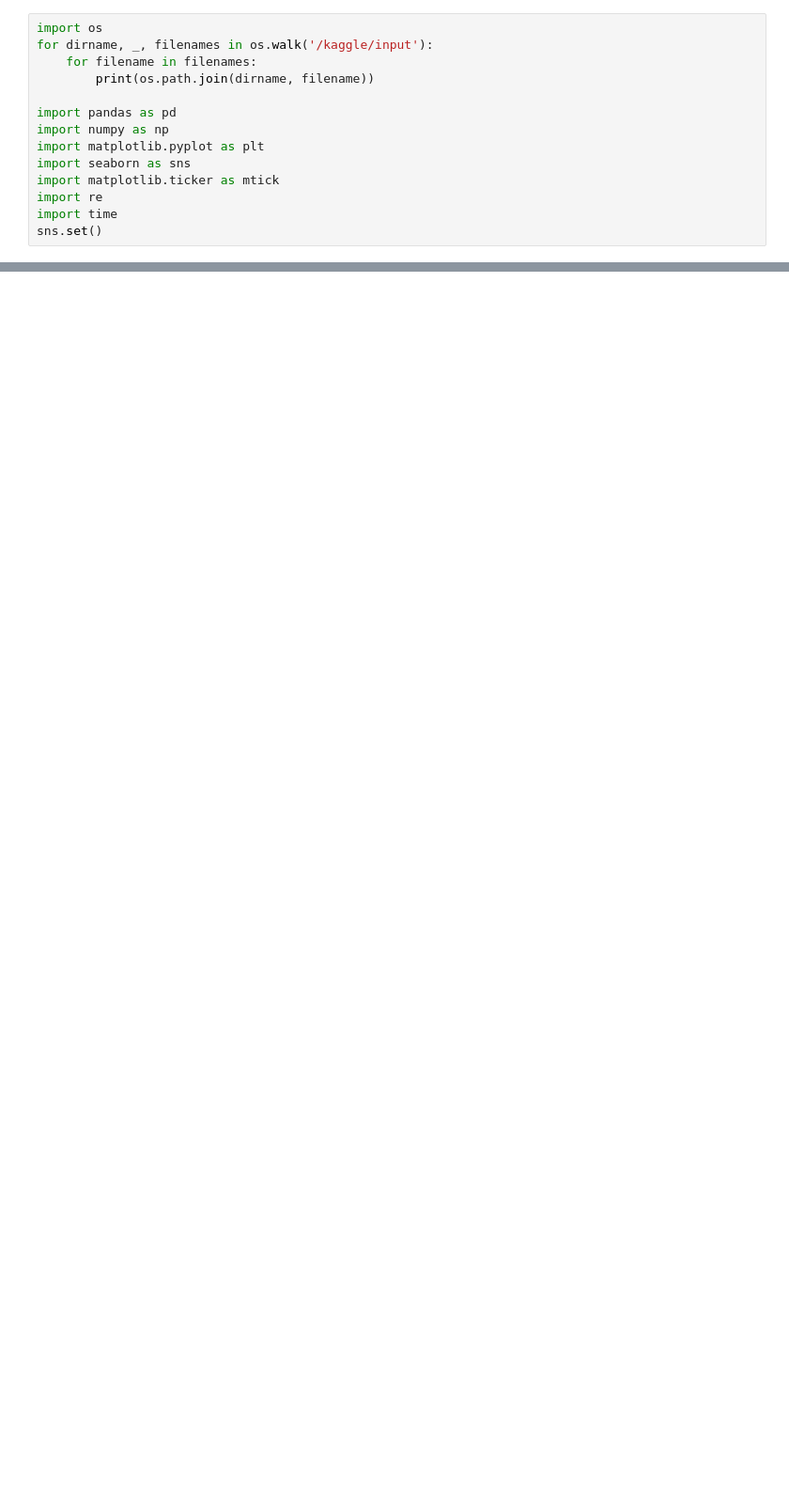
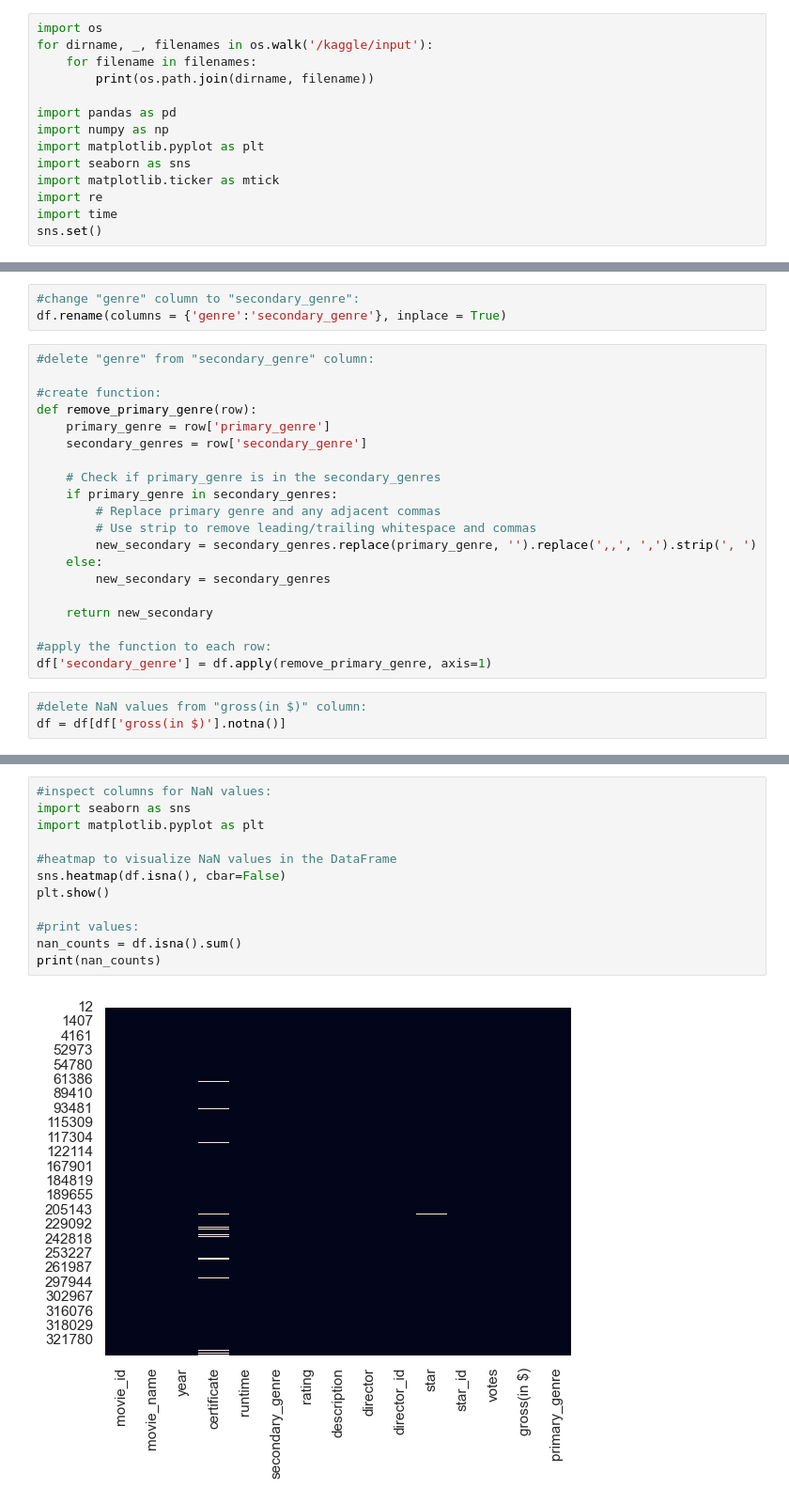
Before and after one commit to math19ab/BDP_BI, a Jupyter notebook: BDP_BI.ipynb, the cells around one changed output, grey strips where cells are left out. Shown at 94% size. Drawn from its saved outputs; the diff is of its cells as text; blank space fills up the shorter version.

```diff
--- a/BDP_BI.ipynb
+++ b/BDP_BI.ipynb
@@ -33,0 +101,26 @@ FileNotFoundError: [Errno 2] No such file or directory: '/kaggle/input/imdb-movi
+# %%
+#change "genre" column to "secondary_genre":
+df.rename(columns = {'genre':'secondary_genre'}, inplace = True)
+# %%
+#delete "genre" from "secondary_genre" column:
+
+#create function:
+def remove_primary_genre(row):
+    primary_genre = row['primary_genre']
+    secondary_genres = row['secondary_genre']
+
+    # Check if primary_genre is in the secondary_genres
+    if primary_genre in secondary_genres:
+        # Replace primary genre and any adjacent commas
+        # Use strip to remove leading/trailing whitespace and commas
+        new_secondary = secondary_genres.replace(primary_genre, '').replace(',,', ',').strip(', ')
+    else:
+        new_secondary = secondary_genres
+
+    return new_secondary
+
+#apply the function to each row:
+df['secondary_genre'] = df.apply(remove_primary_genre, axis=1)
+# %%
+#delete NaN values from "gross(in $)" column:
+df = df[df['gross(in $)'].notna()]
@@ -33,0 +159,14 @@ FileNotFoundError: [Errno 2] No such file or directory: '/kaggle/input/imdb-movi
+# %%
+#inspect columns for NaN values:
+import seaborn as sns
+import matplotlib.pyplot as plt
+
+#heatmap to visualize NaN values in the DataFrame
+sns.heatmap(df.isna(), cbar=False)
+plt.show()
+
+#print values:
+nan_counts = df.isna().sum()
+print(nan_counts)
+# %% [output]
+[figure, added]
```
Also changed, not shown: parts of 11 cells of this notebook.
